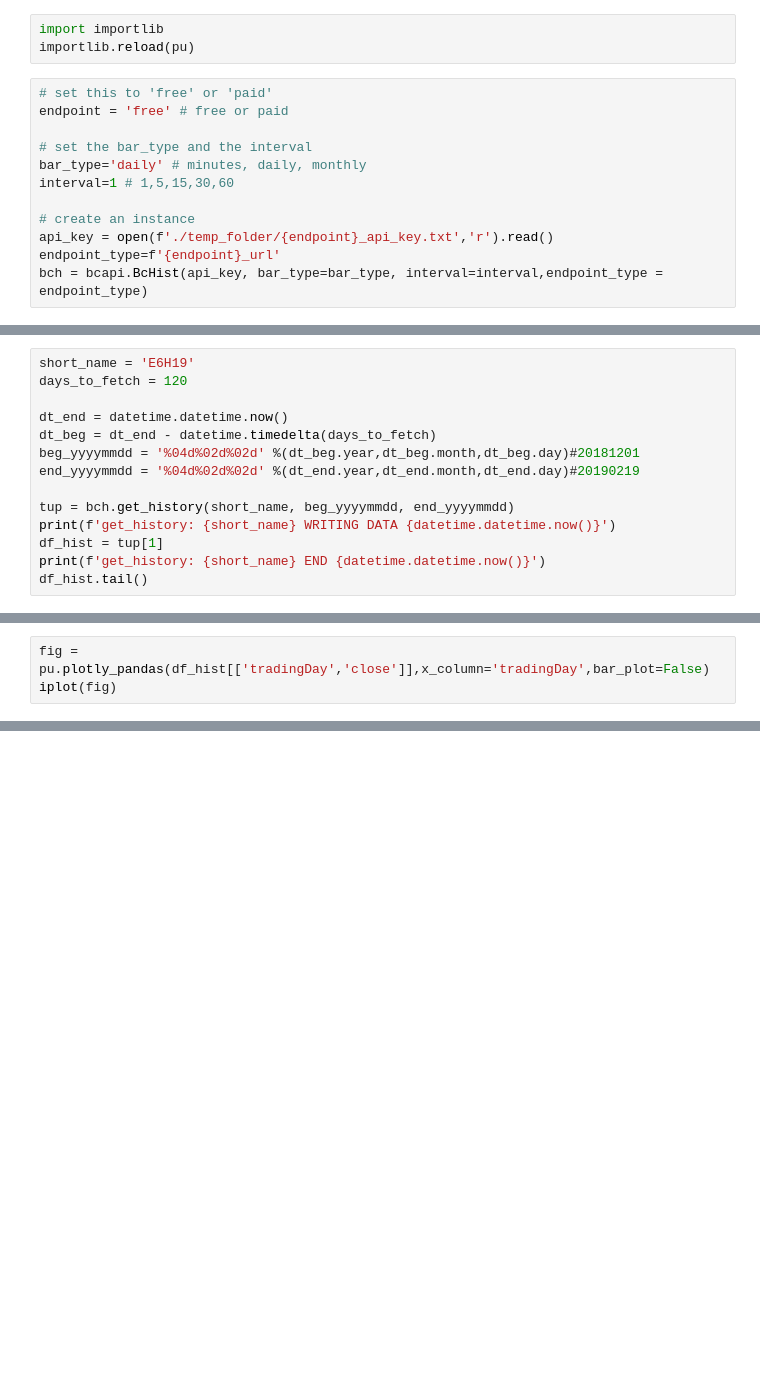
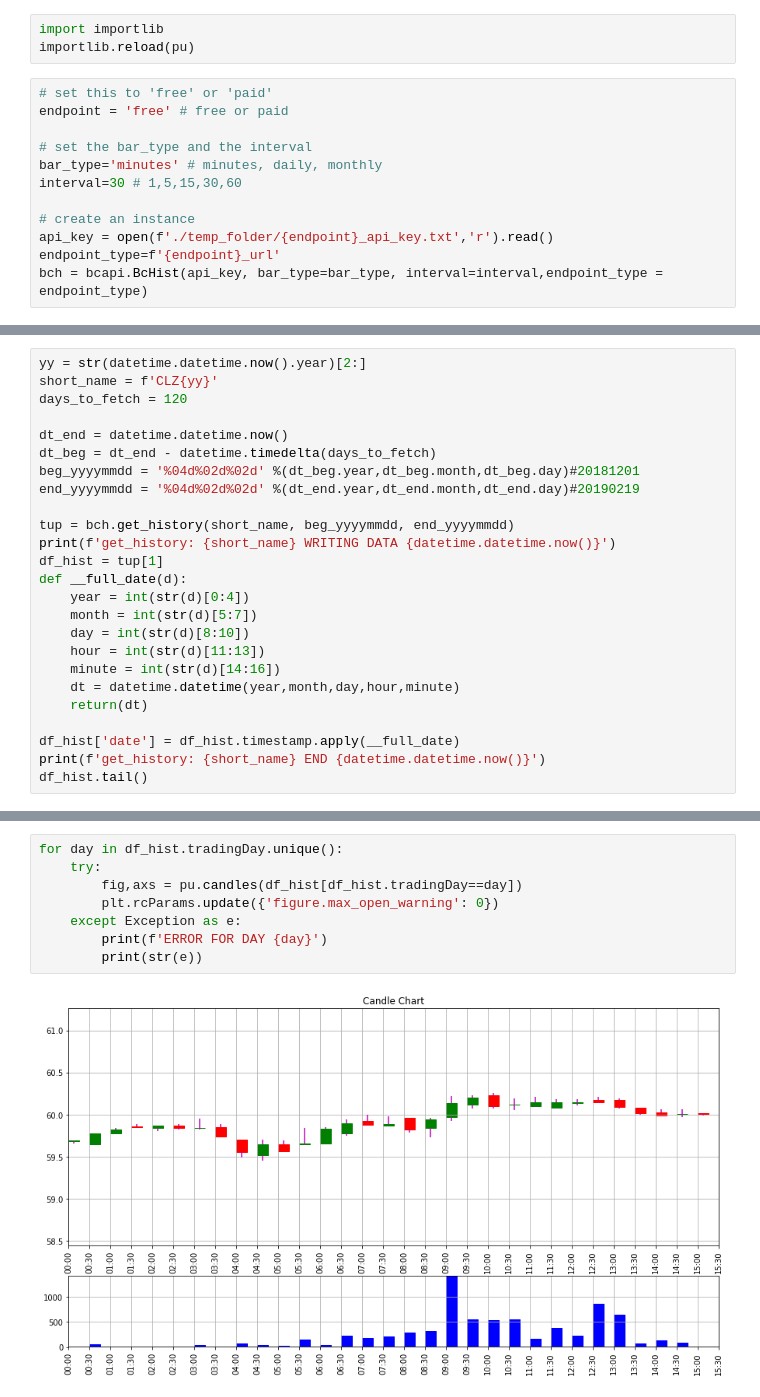
Before and after one commit to bgithub1/barchartapi, a Jupyter notebook: barchartapi/bchist_basic.ipynb, the cells around one changed output, grey strips where cells are left out. Saved outputs shown, nothing was run; the diff lists cells and outputs as text; blank space fills up the shorter version.

```diff
--- a/barchartapi/bchist_basic.ipynb
+++ b/barchartapi/bchist_basic.ipynb
@@ -27,8 +32,8 @@ importlib.reload(pu)
 endpoint = 'free' # free or paid
 
 # set the bar_type and the interval
-bar_type='daily' # minutes, daily, monthly
-interval=1 # 1,5,15,30,60
+bar_type='minutes' # minutes, daily, monthly
+interval=30 # 1,5,15,30,60
 
 # create an instance
 api_key = open(f'./temp_folder/{endpoint}_api_key.txt','r').read()
@@ -37,5 +44,6 @@ bch = bcapi.BcHist(api_key, bar_type=bar_type, interval=interval,endpoint_type =
 # %%
-short_name = 'E6H19'
+yy = str(datetime.datetime.now().year)[2:]
+short_name = f'CLZ{yy}'
 days_to_fetch = 120
 
 dt_end = datetime.datetime.now()
@@ -46,5 +54,15 @@ end_yyyymmdd = '%04d%02d%02d' %(dt_end.year,dt_end.month,dt_end.day)#20190219
 tup = bch.get_history(short_name, beg_yyyymmdd, end_yyyymmdd)
 print(f'get_history: {short_name} WRITING DATA {datetime.datetime.now()}')
 df_hist = tup[1]
+def __full_date(d):
+    year = int(str(d)[0:4])
+    month = int(str(d)[5:7])
+    day = int(str(d)[8:10])
+    hour = int(str(d)[11:13])
+    minute = int(str(d)[14:16])
+    dt = datetime.datetime(year,month,day,hour,minute)
+    return(dt)
+
+df_hist['date'] = df_hist.timestamp.apply(__full_date)
 print(f'get_history: {short_name} END {datetime.datetime.now()}')
 df_hist.tail()
@@ -51,3 +77,0 @@ df_hist.tail()
-# %%
-fig = pu.plotly_pandas(df_hist[['tradingDay','close']],x_column='tradingDay',bar_plot=False)
-iplot(fig)
@@ -64,0 +82,10 @@ df_hist.close.pct_change().hist(bins=20)
+# %%
+for day in df_hist.tradingDay.unique():
+    try:
+        fig,axs = pu.candles(df_hist[df_hist.tradingDay==day])
+        plt.rcParams.update({'figure.max_open_warning': 0})
+    except Exception as e:
+        print(f'ERROR FOR DAY {day}')
+        print(str(e))
+# %% [output]
+[figure, added]
```
Also changed, not shown: parts of 9 cells of this notebook, 2 other files.
